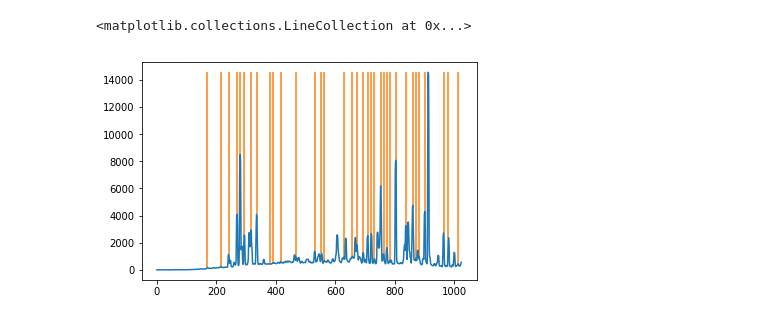
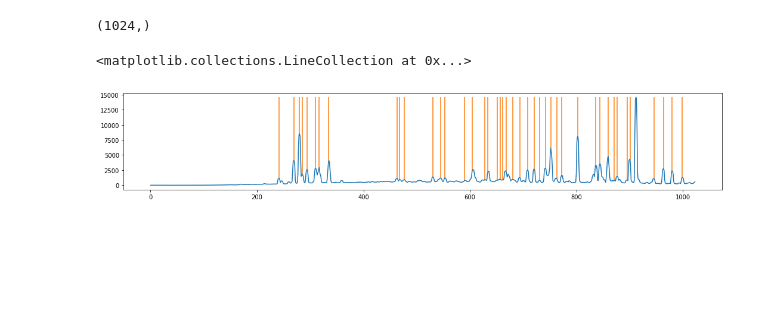
Before and after one commit to jveitchmichaelis/rascal, a Jupyter notebook: calibration_test.ipynb, the cells around one changed output. Saved outputs shown, nothing was run; the diff lists cells and outputs as text; code cells hidden in the pictures; blank space fills up the shorter version.

```diff
--- a/calibration_test.ipynb
+++ b/calibration_test.ipynb
@@ -8,14 +8,16 @@ from calibrator import Calibrator
 # %%
-spectrum = np.median(fits.open('v_a_20190516_55_1_0_1.fits')[0].data[110:120], axis=0)
+spectrum = np.median(fits.open('./examples/v_a_20190516_55_1_0_1.fits')[0].data[110:120], axis=0)
+print(spectrum.shape)
+peaks, _ = find_peaks(spectrum, height=800, distance=5, threshold=None)
 
-peaks, _ = find_peaks(spectrum, distance=10., threshold=10.)
+plt.figure(figsize=(18,3))
+plt.plot(spectrum)
+plt.vlines(peaks,
+              spectrum[peaks.astype('int')],
+              spectrum.max(),
+              colors='C1')
+# %% [output]
+(1024,)
+<matplotlib.collections.LineCollection at 0x...>
+[figure, added]
-# %%
-plt.plot(spectrum)
-plt.vlines(peaks,
-              spectrum[peaks.astype('int')],
-              spectrum.max(),
-              colors='C1')
-# %% [output]
-<matplotlib.collections.LineCollection at 0x...>
-[figure, removed]
 # %%
```
Also changed, not shown: parts of 6 cells of this notebook.
